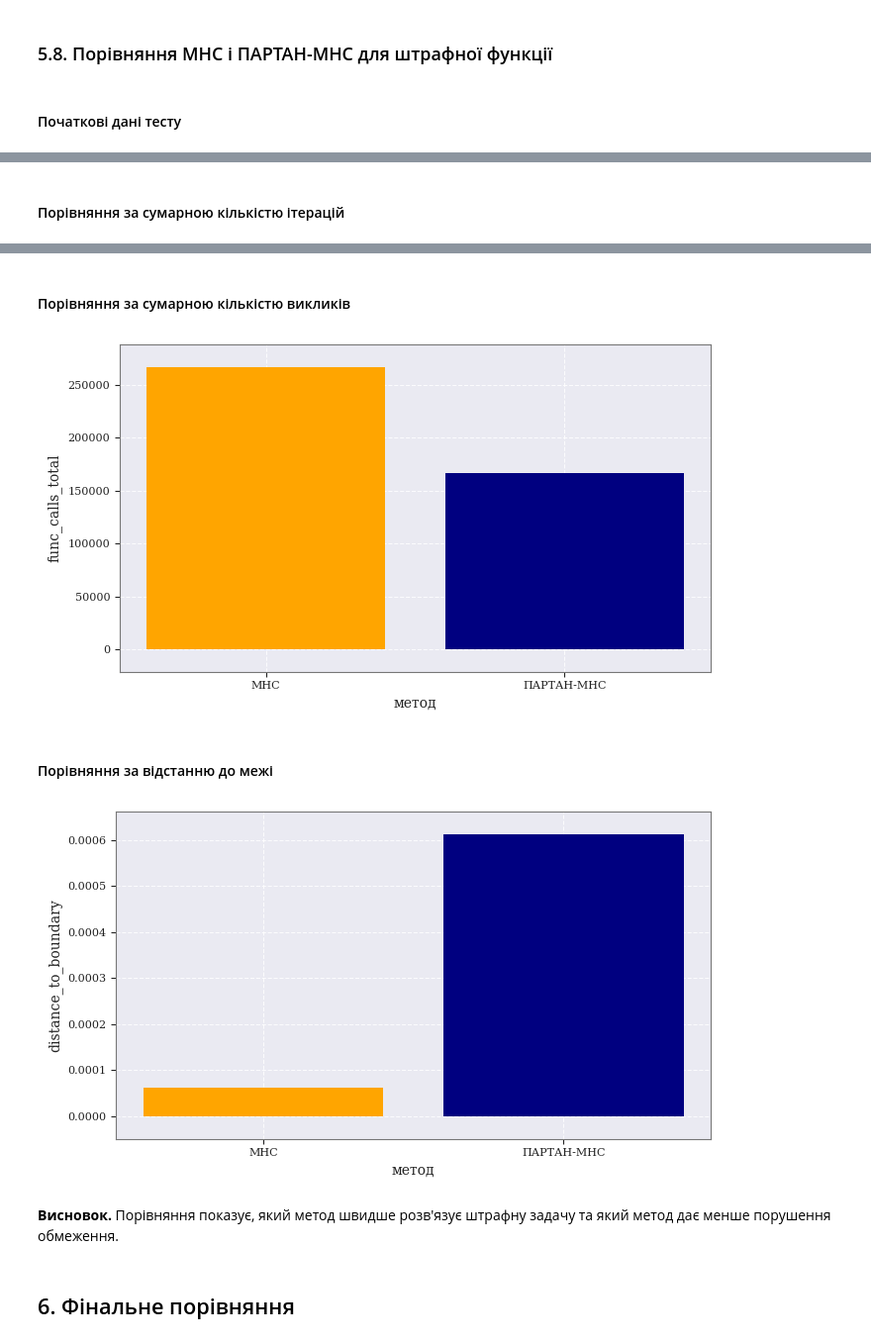
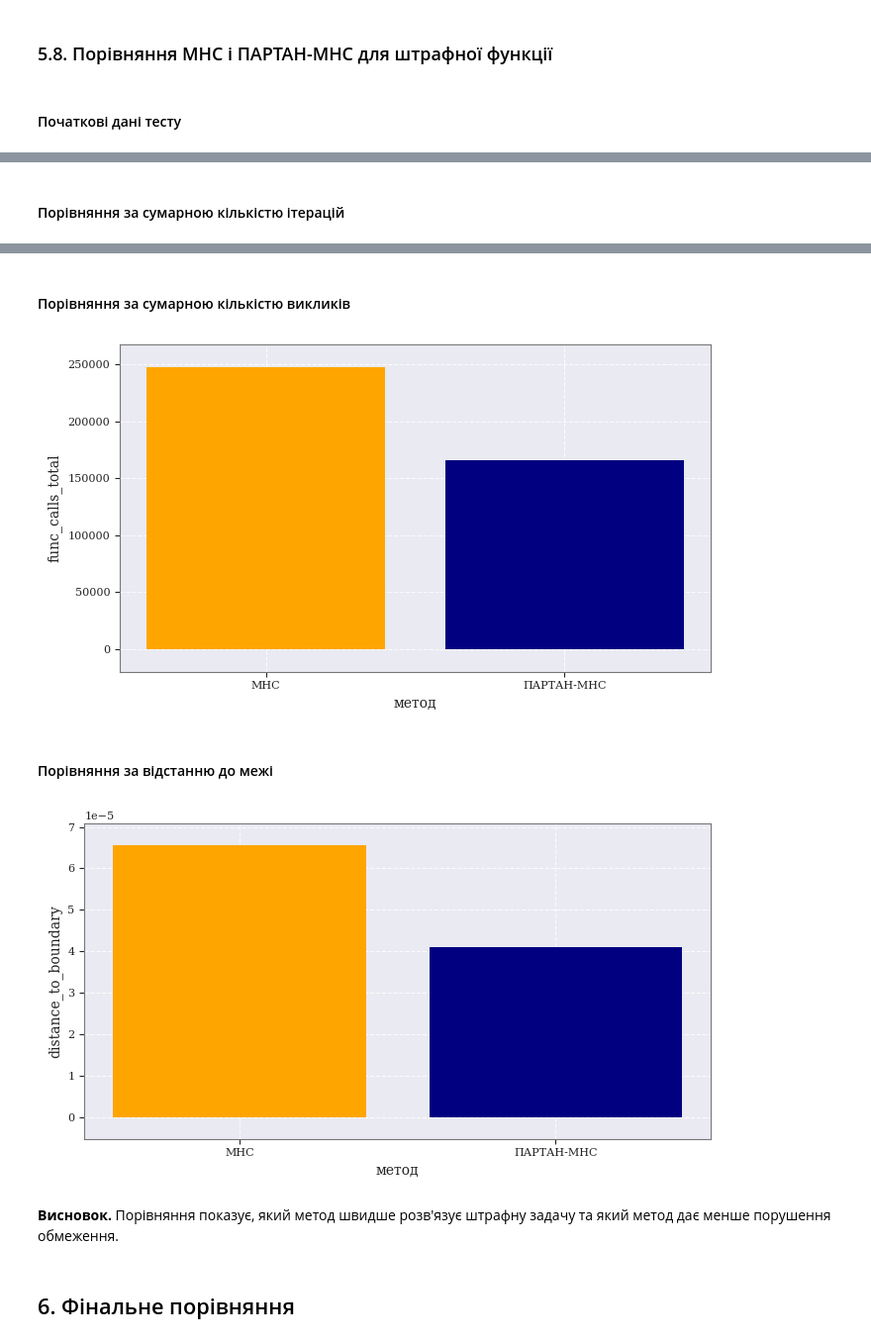
Before and after one commit to sburdiug/my_optimization_methods, a Jupyter notebook: cw/partan_mns_experiments.ipynb, the cells around one changed output, grey strips where cells are left out. Shown at 99% size. Cells and saved outputs as stored; diff of their text form; code cells hidden in the pictures.

```diff
--- a/cw/partan_mns_experiments.ipynb
+++ b/cw/partan_mns_experiments.ipynb
@@ -1329,6 +1329,7 @@ show_test_initial_data(
     params=penalty_base_params,
 )
 penalty_tables = compare_penalty_methods(base_params=penalty_base_params, r_values=R_VALUES)
+R_VALUES_AFTER_52 = (1, 10, 100, 1000, 10000)
 penalty_long = pd.concat(
     [table.assign(method=method_name) for method_name, table in penalty_tables.items()],
     ignore_index=True,
@@ -1586,7 +1587,7 @@ display(Markdown("**Висновок.** Лінія `1 / sqrt(2)` викорис
 show_test_initial_data(
     "\u0422\u0440\u0430\u0454\u043a\u0442\u043e\u0440\u0456\u0457 \u0448\u0442\u0440\u0430\u0444\u043d\u043e\u0433\u043e \u043c\u0435\u0442\u043e\u0434\u0443",
     varied_parameter="r",
-    varied_values=R_VALUES,
+    varied_values=R_VALUES_AFTER_52,
     methods=list(METHODS),
     extra_rows=[{"parameter": "\u043e\u0431\u043c\u0435\u0436\u0435\u043d\u043d\u044f", "value": "x1^2 + x2^2 - 1 <= 0"}],
     params=penalty_base_params,
@@ -1604,12 +1605,12 @@ def penalty_stage_trajectories(stage_callable, start_point, penalty_values, stag
 
 
 stage_method_map = METHODS
-stage_color_values = plt.get_cmap("viridis")(np.linspace(0.1, 0.9, len(R_VALUES)))
+stage_color_values = plt.get_cmap("viridis")(np.linspace(0.1, 0.9, len(R_VALUES_AFTER_52)))
 
 for stage_method_name, stage_callable in stage_method_map.items():
     fig, ax = plt.subplots(figsize=(7, 7))
     plot_circle_constraint(ax)
-    method_stage_records = penalty_stage_trajectories(stage_callable, X_START, R_VALUES, penalty_base_params)
+    method_stage_records = penalty_stage_trajectories(stage_callable, X_START, R_VALUES_AFTER_52, penalty_base_params)
     method_limit_points = [np.asarray(X_START, dtype=float).reshape(1, 2), np.array([[1.0, 1.0]], dtype=float)]
     for stage_record, stage_color in zip(method_stage_records, stage_color_values):
         stage_value, stage_path = stage_record
@@ -1642,7 +1643,7 @@ plot_circle_constraint(ax)
 combined_color_by_method = {"МНС": "orange", "ПАРТАН-МНС": "navy"}
 combined_limit_points = [np.asarray(X_START, dtype=float).reshape(1, 2), np.array([[1.0, 1.0]], dtype=float)]
 for combined_method_name, combined_callable in stage_method_map.items():
-    combined_records = penalty_stage_trajectories(combined_callable, X_START, R_VALUES, penalty_base_params)
+    combined_records = penalty_stage_trajectories(combined_callable, X_START, R_VALUES_AFTER_52, penalty_base_params)
     combined_path = np.vstack(
         [path_part if record_index == 0 else path_part[1:] for record_index, (_, path_part) in enumerate(combined_records)]
     )
@@ -1716,13 +1717,13 @@ show_test_initial_data(
     varied_parameter="x_start",
     varied_values=[format_vector(point) for point in penalty_start_points],
     methods=list(METHODS),
-    extra_rows=[{"parameter": "\u0437\u043d\u0430\u0447\u0435\u043d\u043d\u044f r", "value": "1, 10, 100, 1000, 10000"}],
+    extra_rows=[{"parameter": "\u0437\u043d\u0430\u0447\u0435\u043d\u043d\u044f r", "value": "10000"}],
     params=penalty_base_params,
 )
 start_point_table = compare_penalty_start_points(
     base_params=penalty_base_params,
     start_points=penalty_start_points,
-    r_values=(1, 10, 100, 1000, 10000),
+    r_values=R_VALUES_AFTER_52,
 )
 show_table(start_point_table)
 
@@ -1760,7 +1761,7 @@ def penalty_optimization_points(start_callable, start_point, penalty_values, opt
     return np.vstack(collected_path)
 
 
-trajectory_r_values = (1, 10, 100, 1000, 10000)
+trajectory_r_values = R_VALUES_AFTER_52
 start_points_array = np.array(penalty_start_points, dtype=float)
 start_color_values = plt.get_cmap("tab10")(np.linspace(0, 1, len(start_points_array)))
 
@@ -1833,17 +1838,18 @@ TypeError: 'int' object is not iterable
 # %% [markdown]
 ### 5.8. Порівняння МНС і ПАРТАН-МНС для штрафної функції
 # %%
+penalty_tables_fixed = compare_penalty_methods(base_params=penalty_base_params, r_values=R_VALUES_AFTER_52)
 show_test_initial_data(
     "\u041f\u043e\u0440\u0456\u0432\u043d\u044f\u043d\u043d\u044f \u041c\u041d\u0421 \u0456 \u041f\u0410\u0420\u0422\u0410\u041d-\u041c\u041d\u0421 \u0434\u043b\u044f \u0448\u0442\u0440\u0430\u0444\u043d\u043e\u0457 \u0444\u0443\u043d\u043a\u0446\u0456\u0457",
     varied_parameter="r",
 
-    varied_values=R_VALUES,
-    methods=list(penalty_tables),
+    varied_values=R_VALUES_AFTER_52,
+    methods=list(penalty_tables_fixed),
     params=penalty_base_params,
 )
 penalty_summary = pd.DataFrame([
     penalty_experiment_summary(table, method=method_name)
-    for method_name, table in penalty_tables.items()
+    for method_name, table in penalty_tables_fixed.items()
 ])
 show_table(penalty_summary)
 
@@ -1884,7 +1890,7 @@ display(Markdown("**Висновок.** Порівняння показує, я
 #### Порівняння за сумарною кількістю викликів
-[figure, old version]
+[figure, new version]
 #### Порівняння за відстанню до межі
-[figure, old version]
+[figure, new version]
 **Висновок.** Порівняння показує, який метод швидше розв'язує штрафну задачу та який метод дає менше порушення обмеження.
 # %% [markdown]
 ## 6. Фінальне порівняння
```
Also changed, not shown: parts of 4 cells of this notebook.
